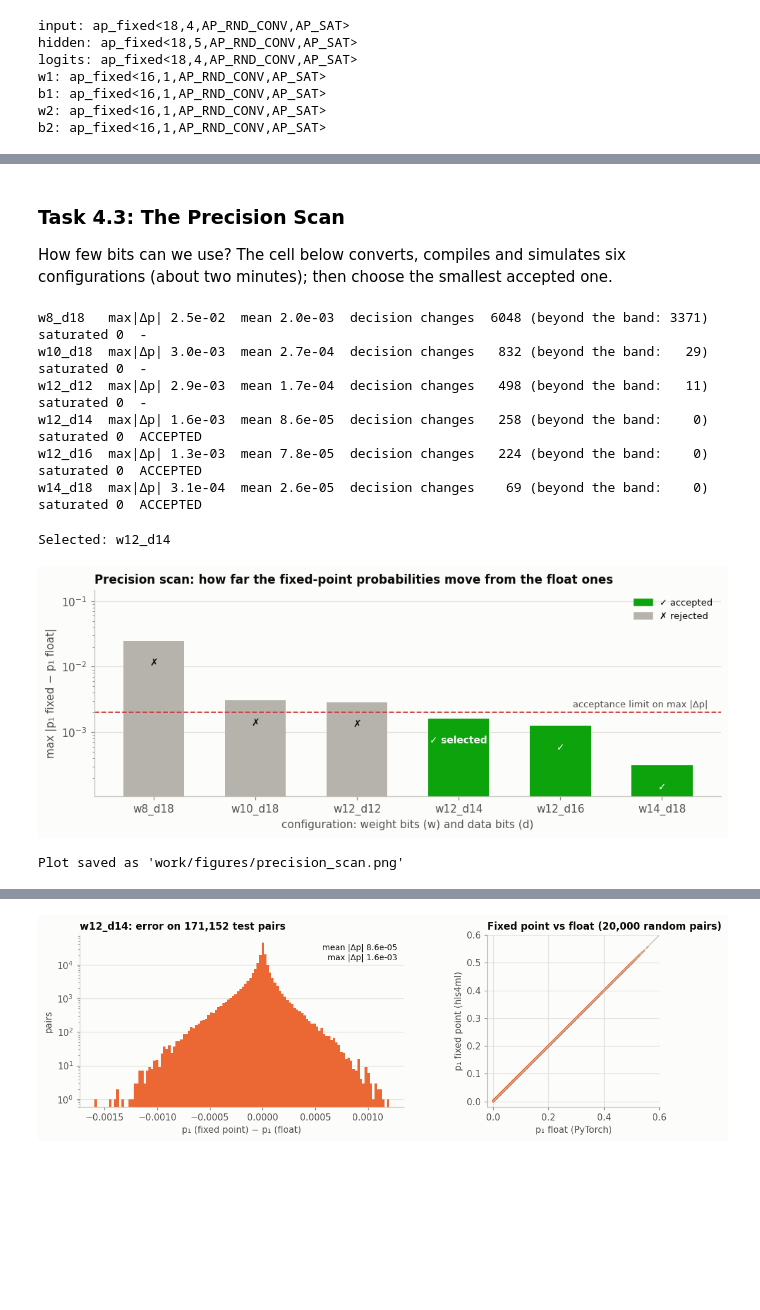
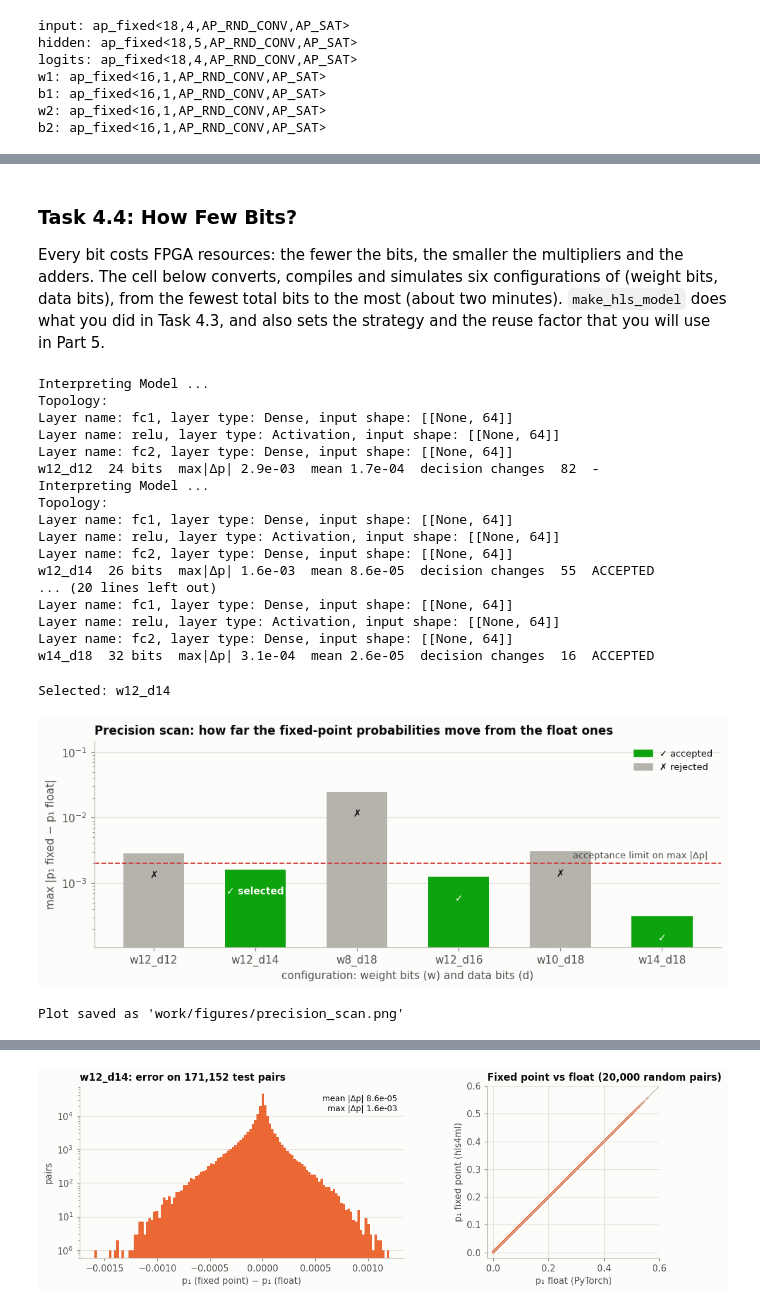
Before and after one commit to Bianco95/hackathon-gtk-fpga, a Jupyter notebook: part_2/sol/02_hls4ml_firmware-solution.ipynb, the cells around one changed output, grey strips where cells are left out. Saved outputs shown, nothing was run; the diff lists cells and outputs as text; code cells hidden in the pictures; blank space fills up the shorter version.

Commit message:
done refactor of part 4 of notebook 02 (part 2)
Signed-off-by: Giulio Bianchini <giulio.bianchini@hotmail.it>

```diff
--- a/part_2/sol/02_hls4ml_firmware-solution.ipynb
+++ b/part_2/sol/02_hls4ml_firmware-solution.ipynb
@@ -391,47 +615,63 @@ accepted: True
 # %% [markdown]
-### Task 4.3: The Precision Scan
-How few bits can we use? The cell below converts, compiles and simulates six configurations (about two minutes); then choose the smallest accepted one.
+### Task 4.4: How Few Bits?
+Every bit costs FPGA resources: the fewer the bits, the smaller the multipliers and the adders. The cell below converts, compiles and simulates six configurations of (weight bits, data bits), from the fewest total bits to the most (about two minutes). `make_hls_model` does what you did in Task 4.3, and also sets the strategy and the reuse factor that you will use in Part 5.
 # %%
 # Precision scan: convert, compile and simulate six configurations (no changes needed)
-CONFIGURATIONS = [(8, 18), (10, 18), (12, 12), (12, 14), (12, 16), (14, 18)]   # (weight bits, data bits)
+def make_hls_model(types, output_dir, strategy="Latency", reuse_factor=1):
+    hls_config = hls4ml.utils.config_from_pytorch_model(model, [(64,)], granularity="name", backend="Vivado",
+                                                        default_reuse_factor=reuse_factor)
+    hls_config["Model"]["Strategy"] = strategy
+    set_layer_precision(hls_config, types)
+    for layer_name in ("fc1", "fc2"):
+        hls_config["LayerName"][layer_name]["ReuseFactor"] = reuse_factor
+        hls_config["LayerName"][layer_name]["Strategy"] = strategy
+    return hls4ml.converters.convert_from_pytorch_model(
+        model, hls_config=hls_config, output_dir=str(output_dir), backend="Vivado", io_type="io_parallel",
+        part=FPGA_PART, clock_period=CLOCK_PERIOD_NS, project_name="myproject")
+
+
+# (weight bits, data bits), from the fewest total bits to the most (between equal totals, fewer data bits first)
+CONFIGURATIONS = [(12, 12), (12, 14), (8, 18), (12, 16), (10, 18), (14, 18)]
 scan_results = {}
 for weight_bits, data_bits in CONFIGURATIONS:
     name = f"w{weight_bits}_d{data_bits}"
-    with output_to_log_file(HLS_DIR / f"scan_{name}.log"):
-        scan_model = make_hls_model(precision(weight_bits, data_bits), HLS_DIR / f"scan_{name}")
-        scan_model.compile()
-    scan_logits = np.asarray(scan_model.predict(test_features), np.float32).reshape(-1, 2)
-    scan_results[(weight_bits, data_bits)] = compare_with_float(scan_logits, precision(weight_bits, data_bits))
-    result = scan_results[(weight_bits, data_bits)]
-    print(f"{name:8s} max|Δp| {result['max_abs_dp']:.1e}  mean {result['mean_abs_dp']:.1e}  "
-          f"decision changes {result['decision_changes']:5d} (beyond the band: {result['changes_beyond_band']:4d})  "
-          f"saturated {result['saturated_inputs']}  {'ACCEPTED' if result['accepted'] else '-'}")
+    scan_model = make_hls_model(precision(weight_bits, data_bits), HLS_DIR / f"scan_{name}")
+    scan_model.compile()
+    result = compare_with_float(simulate(scan_model))
+    scan_results[(weight_bits, data_bits)] = result
+    print(f"{name:8s} {weight_bits + data_bits} bits  max|Δp| {result['max_abs_dp']:.1e}  "
+          f"mean {result['mean_abs_dp']:.1e}  decision changes {result['decision_changes']:3d}  "
+          f"{'ACCEPTED' if result['accepted'] else '-'}")
 # %% [output]
-w8_d18   max|Δp| 2.5e-02  mean 2.0e-03  decision changes  6048 (beyond the band: 3371)  saturated 0  -
-w10_d18  max|Δp| 3.0e-03  mean 2.7e-04  decision changes   832 (beyond the band:   29)  saturated 0  -
-w12_d12  max|Δp| 2.9e-03  mean 1.7e-04  decision changes   498 (beyond the band:   11)  saturated 0  -
-w12_d14  max|Δp| 1.6e-03  mean 8.6e-05  decision changes   258 (beyond the band:    0)  saturated 0  ACCEPTED
-w12_d16  max|Δp| 1.3e-03  mean 7.8e-05  decision changes   224 (beyond the band:    0)  saturated 0  ACCEPTED
-w14_d18  max|Δp| 3.1e-04  mean 2.6e-05  decision changes    69 (beyond the band:    0)  saturated 0  ACCEPTED
+Interpreting Model ...
+Topology:
+Layer name: fc1, layer type: Dense, input shape: [[None, 64]]
+Layer name: relu, layer type: Activation, input shape: [[None, 64]]
+Layer name: fc2, layer type: Dense, input shape: [[None, 64]]
+w12_d12  24 bits  max|Δp| 2.9e-03  mean 1.7e-04  decision changes  82  -
+Interpreting Model ...
+Topology:
+Layer name: fc1, layer type: Dense, input shape: [[None, 64]]
+Layer name: relu, layer type: Activation, input shape: [[None, 64]]
+Layer name: fc2, layer type: Dense, input shape: [[None, 64]]
+w12_d14  26 bits  max|Δp| 1.6e-03  mean 8.6e-05  decision changes  55  ACCEPTED
+... (20 lines left out)
+Layer name: fc1, layer type: Dense, input shape: [[None, 64]]
+Layer name: relu, layer type: Activation, input shape: [[None, 64]]
+Layer name: fc2, layer type: Dense, input shape: [[None, 64]]
+w14_d18  32 bits  max|Δp| 3.1e-04  mean 2.6e-05  decision changes  16  ACCEPTED
 # %%
 # SOLUTION: choose the smallest accepted configuration
 
-accepted = [bits for bits, result in scan_results.items() if result["accepted"]]
-
-
-def total_bits(bits):
-    weight_bits, data_bits = bits
-    return (weight_bits + data_bits, data_bits)
-
-
-WEIGHT_BITS, DATA_BITS = min(accepted, key=total_bits)
+accepted = [bits for bits in CONFIGURATIONS if scan_results[bits]["accepted"]]
+WEIGHT_BITS, DATA_BITS = accepted[0]
 
 TYPES = precision(WEIGHT_BITS, DATA_BITS)
 print(f"Selected: w{WEIGHT_BITS}_d{DATA_BITS}")
 plot_precision_scan(scan_results, (WEIGHT_BITS, DATA_BITS), MAX_DP, save_to=FIGURE_DIR / "precision_scan.png")
 print("Plot saved as 'work/figures/precision_scan.png'")
 # %% [output]
 Selected: w12_d14
-[figure, old version]
+[figure, new version]
 Plot saved as 'work/figures/precision_scan.png'
 # %% [markdown]
```
Also changed, not shown: parts of 44 cells of this notebook, 4 other files.
